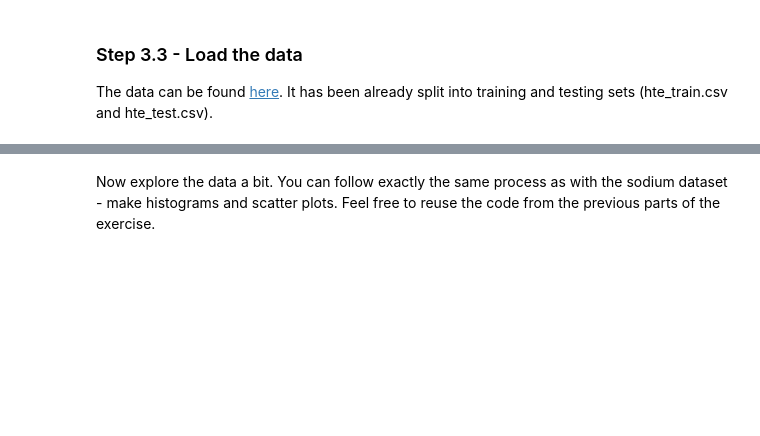
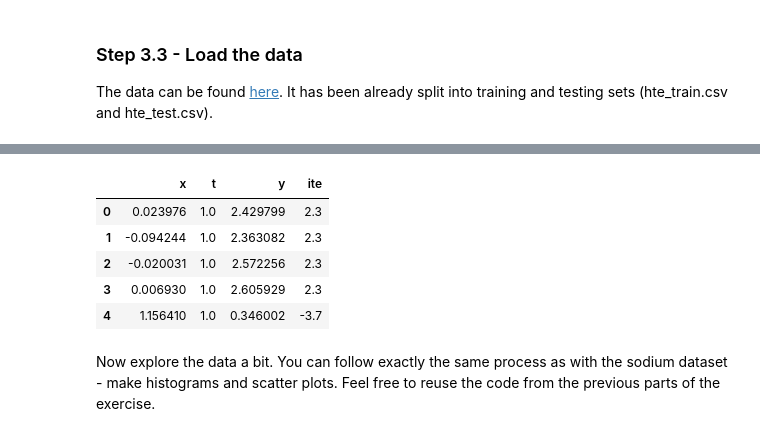
Before and after one commit to FarhinaMirza/CE888, a Jupyter notebook: Causal_Inference.ipynb, the cells around one changed output, grey strips where cells are left out. Saved outputs shown, nothing was run; the diff lists cells and outputs as text; code cells hidden in the pictures; blank space fills up the shorter version.

```diff
--- a/Causal_Inference.ipynb
+++ b/Causal_Inference.ipynb
@@ -467,3 +528,13 @@ The data can be found [here](https://github.com/dmachlanski/CE888_2022/tree/main
+# %%
+df = pd.read_csv('hte_train.csv')
+df.head()
+# %% [output]
+|  | x | t | y | ite |
+| 0 | 0.023976 | 1.0 | 2.429799 | 2.3 |
+| 1 | -0.094244 | 1.0 | 2.363082 | 2.3 |
+| 2 | -0.020031 | 1.0 | 2.572256 | 2.3 |
+| 3 | 0.006930 | 1.0 | 2.605929 | 2.3 |
+| 4 | 1.156410 | 1.0 | 0.346002 | -3.7 |
 # %% [markdown]
 Now explore the data a bit. You can follow exactly the same process as with the sodium dataset - make histograms and scatter plots. Feel free to reuse the code from the previous parts of the exercise.
 # %%
```
Also changed, not shown: parts of 22 cells of this notebook.
